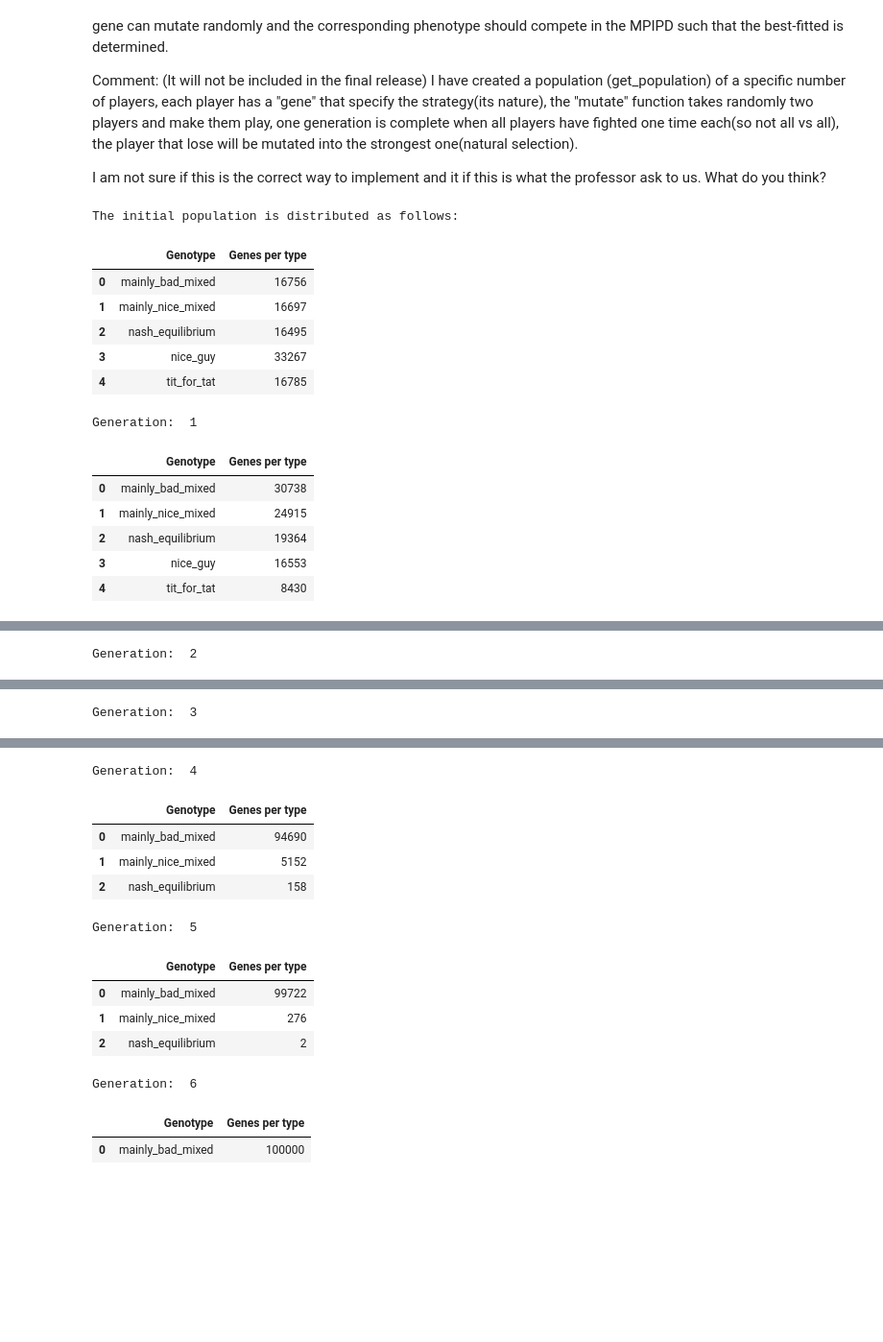
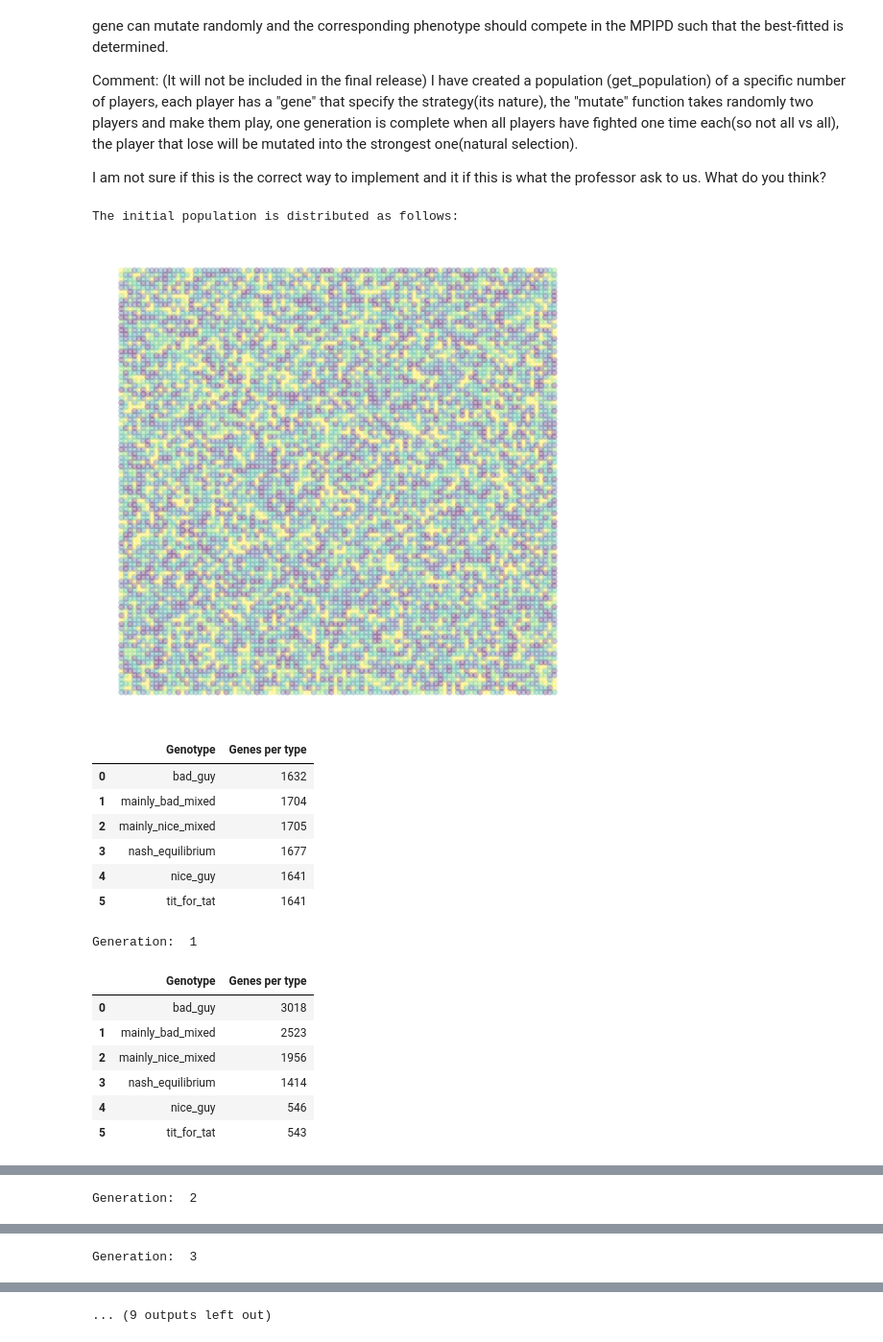
Before and after one commit to nicoladalbello2/HLPProject, a Jupyter notebook: Project.ipynb, the cells around one changed output, grey strips where cells are left out. Shown at 96% size. Cells and saved outputs as stored; diff of their text form; code cells hidden in the pictures; blank space fills up the shorter version.

Commit message:
Plot function added(To be ultimated)

```diff
--- a/Project.ipynb
+++ b/Project.ipynb
@@ -747,8 +773,22 @@ np.random.seed(1996)
 import seaborn as sns
 
 def plot_population(population):
-    #TO DO
-    return None
+    axis = np.linspace(-1000, 1000, 100)
+    X, Y = np.meshgrid(axis, axis)
+    df = pd.DataFrame(population, columns=['Genotype'])
+    df[df['Genotype'] == nice_guy] = '0'
+    df[df['Genotype'] == bad_guy] = '1'
+    df[df['Genotype'] == mainly_nice_mixed] = '2'
+    df[df['Genotype'] == mainly_bad_mixed] = '3'
+    df[df['Genotype'] == tit_for_tat] = '4'
+    df[df['Genotype'] == nash_equilibrium] = '5'
+    cmap = df.iloc[:].values
+    #print(cmap)
+    plt.figure(figsize=(8, 8), dpi=80)
+    plt.scatter(X,Y,c=cmap, alpha=0.3, edgecolors='none')
+    plt. axis('off')
+    #plt.legend()
+    plt.show()
 
 def results_mutation(population):
     df = pd.DataFrame(population, columns=['Genotype'])
@@ -762,61 +802,68 @@ def results_mutation(population):
     display(results)
     print("\n")
 
-def get_population(gene_type, size, only_one_mutation = False):
+def get_population(genotype, size, only_one_mutation = False):
     if only_one_mutation:
         population = []
         for i in range(size-1):
-            population.append(gene_type[0])
-        population.append(gene_type[3])
+            population.append(genotype[0])
+        population.append(genotype[3])
     else:
-        population_init = np.random.randint(0, len(gene_type), size)
+        population_init = np.random.randint(0, len(genotype), size)
         population = []
         for i in range(size):
-            population.append(gene_type[population_init[i]])
+            population.append(genotype[population_init[i]])
+
 
     print("The initial population is distributed as follows: ")
+    plot_population(population)
     results_mutation(population)
     return population
 
 def mutate(population):
     random.shuffle(population)
     firts_half = np.arange(0,int(len(population)/2 - 1))
     second_half = np.arange(int(len(population)/2) , len(population))
     for i in range(len(firts_half)):
         score_1st, score_2nd = play(population[firts_half[i]], population[second_half[i]], n)
         if (score_1st > score_2nd):
                 population[second_half[i]] = population[firts_half[i]] #mutation
         elif (score_1st < score_2nd):
                 population[firts_half[i]] = population[second_half[i]] #mutation
 
     results_mutation(population)
+    plot_population(population)
     return population
 
 def evolve(population, number_of_generation):
     for i in range(number_of_generation):
         print("Generation: ",i+1)
         population_mutated = mutate(population)
     return population_mutated
 
 
-Number_of_individuals = 100000
+Number_of_individuals = 10000
 Number_of_generation = 6
+genotype = [nice_guy, bad_guy, mainly_nice_mixed, mainly_bad_mixed, tit_for_tat, nash_equilibrium]
 
-population = get_population(strategies,Number_of_individuals)
+population = get_population(genotype,Number_of_individuals)
 
 population_mutated = evolve(population,Number_of_generation)
 # %% [output]
 The initial population is distributed as follows:
+[figure, added]
 |  | Genotype | Genes per type |
-| 0 | mainly_bad_mixed | 16756 |
-| 1 | mainly_nice_mixed | 16697 |
-| 2 | nash_equilibrium | 16495 |
-| 3 | nice_guy | 33267 |
-| 4 | tit_for_tat | 16785 |
+| 0 | bad_guy | 1632 |
+| 1 | mainly_bad_mixed | 1704 |
+| 2 | mainly_nice_mixed | 1705 |
+| 3 | nash_equilibrium | 1677 |
+| 4 | nice_guy | 1641 |
+| 5 | tit_for_tat | 1641 |
 Generation:  1
 |  | Genotype | Genes per type |
-| 0 | mainly_bad_mixed | 30738 |
-| 1 | mainly_nice_mixed | 24915 |
-| 2 | nash_equilibrium | 19364 |
-| 3 | nice_guy | 16553 |
-| 4 | tit_for_tat | 8430 |
+| 0 | bad_guy | 3018 |
+| 1 | mainly_bad_mixed | 2523 |
+| 2 | mainly_nice_mixed | 1956 |
+| 3 | nash_equilibrium | 1414 |
+| 4 | nice_guy | 546 |
+| 5 | tit_for_tat | 543 |
@@ -837,13 +887 @@ Generation:  3
-Generation:  4
+... (9 outputs left out)
-|  | Genotype | Genes per type |
-| 0 | mainly_bad_mixed | 94690 |
-| 1 | mainly_nice_mixed | 5152 |
-| 2 | nash_equilibrium | 158 |
-Generation:  5
-|  | Genotype | Genes per type |
-| 0 | mainly_bad_mixed | 99722 |
-| 1 | mainly_nice_mixed | 276 |
-| 2 | nash_equilibrium | 2 |
-Generation:  6
-|  | Genotype | Genes per type |
-| 0 | mainly_bad_mixed | 100000 |
```
Also changed, not shown: parts of 7 cells of this notebook.
